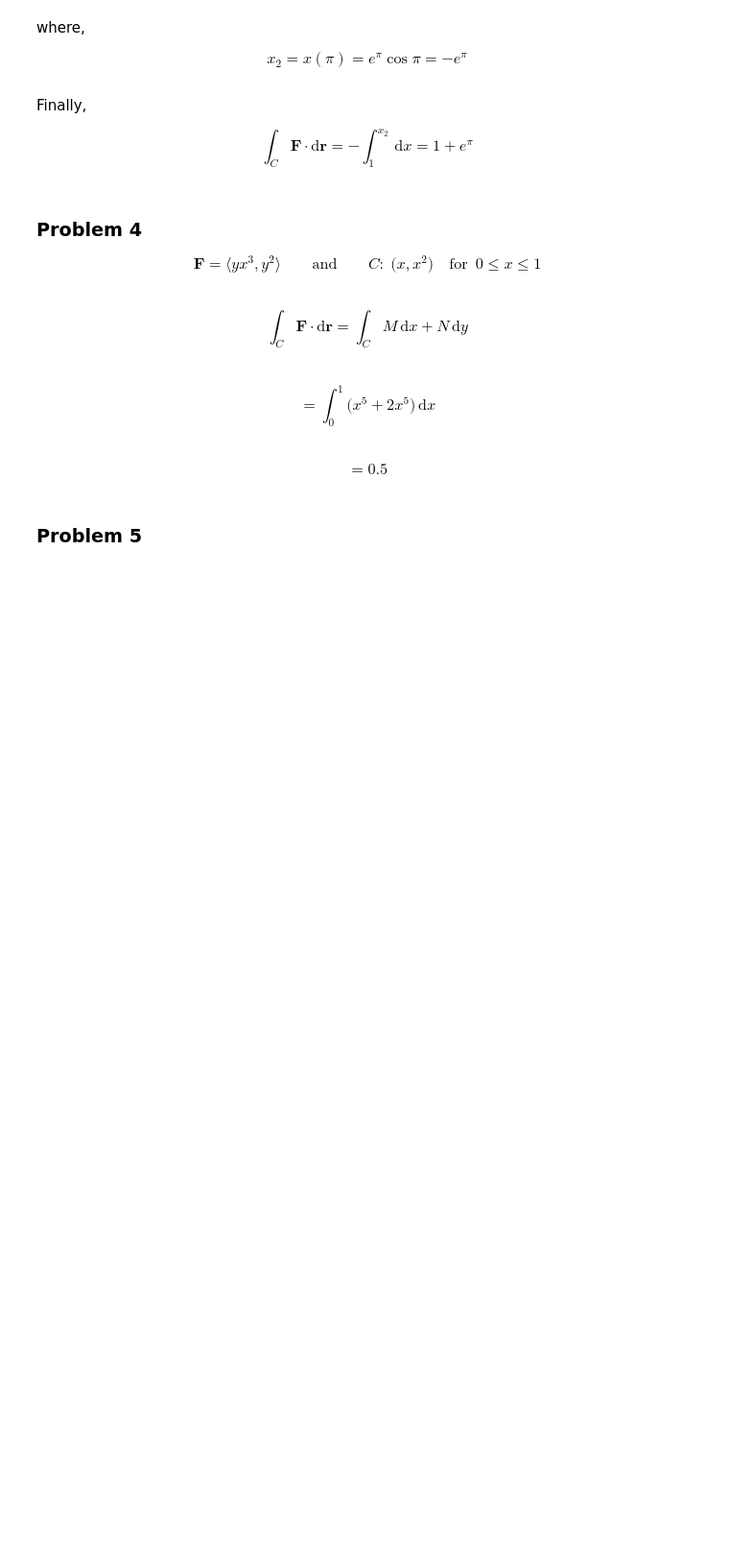
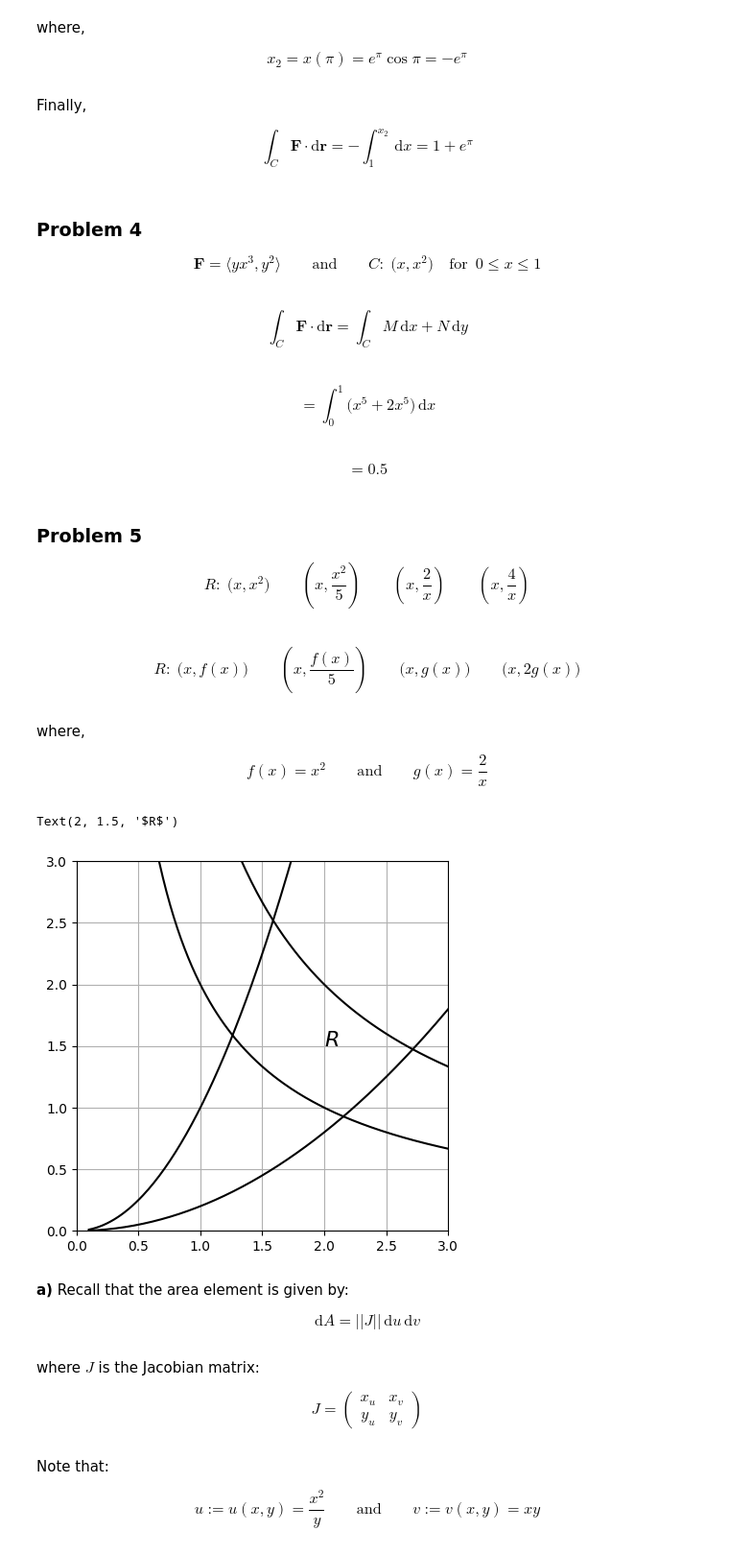
Before and after one commit to jordandll/MultivariableCalculus, a Jupyter notebook: DoubleIntegrals/Exam/PracExam-3A.ipynb, the cells around one changed output. Shown: that part at 96% size. Drawn from its saved outputs; the diff is of its cells as text; code cells hidden in the pictures; blank space fills up the shorter version.

```diff
--- a/DoubleIntegrals/Exam/PracExam-3A.ipynb
+++ b/DoubleIntegrals/Exam/PracExam-3A.ipynb
@@ -113,3 +117,43 @@ $$ = \int_0^1\big(x^5 + 2x^5\big)\,\mathrm{d}x$$
 $$ = 0.5$$
 # %% [markdown]
 ### Problem 5
+
+$$ R:\; \big(x,x^2\big)\quad\quad \left(x,\frac{x^2}{5}\right)\quad\quad \left(x,\frac{2}{x}\right)\quad\quad \left(x,\frac{4}{x}\right)$$
+# %% [markdown]
+$$ R:\;\big(x,f(x)\big) \quad\quad \left(x,\frac{f(x)}{5}\right) \quad\quad \big(x,g(x)\big)\quad\quad \big(x,2g(x)\big)$$
+# %% [markdown]
+where,
+
+$$ f(x) = x^2 \quad\quad\text{and}\quad\quad g(x) = \frac{2}{x}$$
+# %%
+# Create the domain.
+x = np.linspace(0.1,3,num=200)
+
+# Define the boundary lines.
+f = x**2
+g = 2/x
+
+# Create the figure and axes.
+fig, ax = plt.subplots(figsize=(5,5))
+ax.grid()
+ylim = ax.set_ylim(0,3)
+xlim = ax.set_xlim(0,3)
+
+# Plot the boundary lines.
+ax.plot(x,f,x,f/5,x,g,x,2*g,color='k')
+ax.text(2,1.5,r'$R$',size=16)
+# %% [output]
+Text(2, 1.5, '$R$')
+[figure, added]
+# %% [markdown]
+**a)**  Recall that the area element is given by:
+
+$$ \mathrm{d}A = ||J||\,\mathrm{d}u\,\mathrm{d}v$$
+# %% [markdown]
+where $J$ is the Jacobian matrix:
+
+$$ J = \begin{pmatrix}x_u & x_v \\ y_u & y_v\end{pmatrix}$$
+# %% [markdown]
+Note that:
+
+$$ u := u(x,y) = \frac{x^2}{y}\quad\quad\text{and}\quad\quad v:=v(x,y) = xy$$
```
Also changed, not shown: parts of 27 cells of this notebook.
